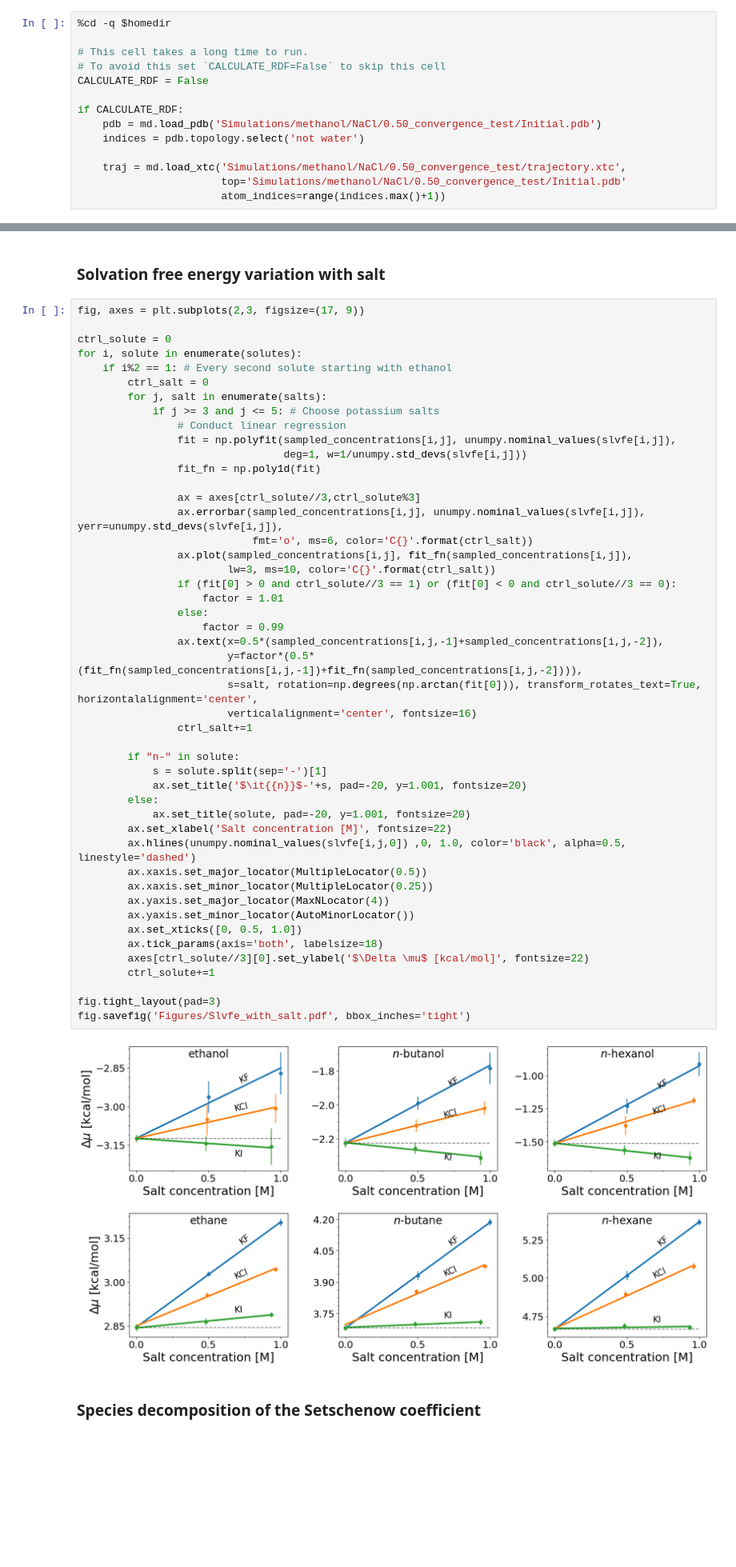
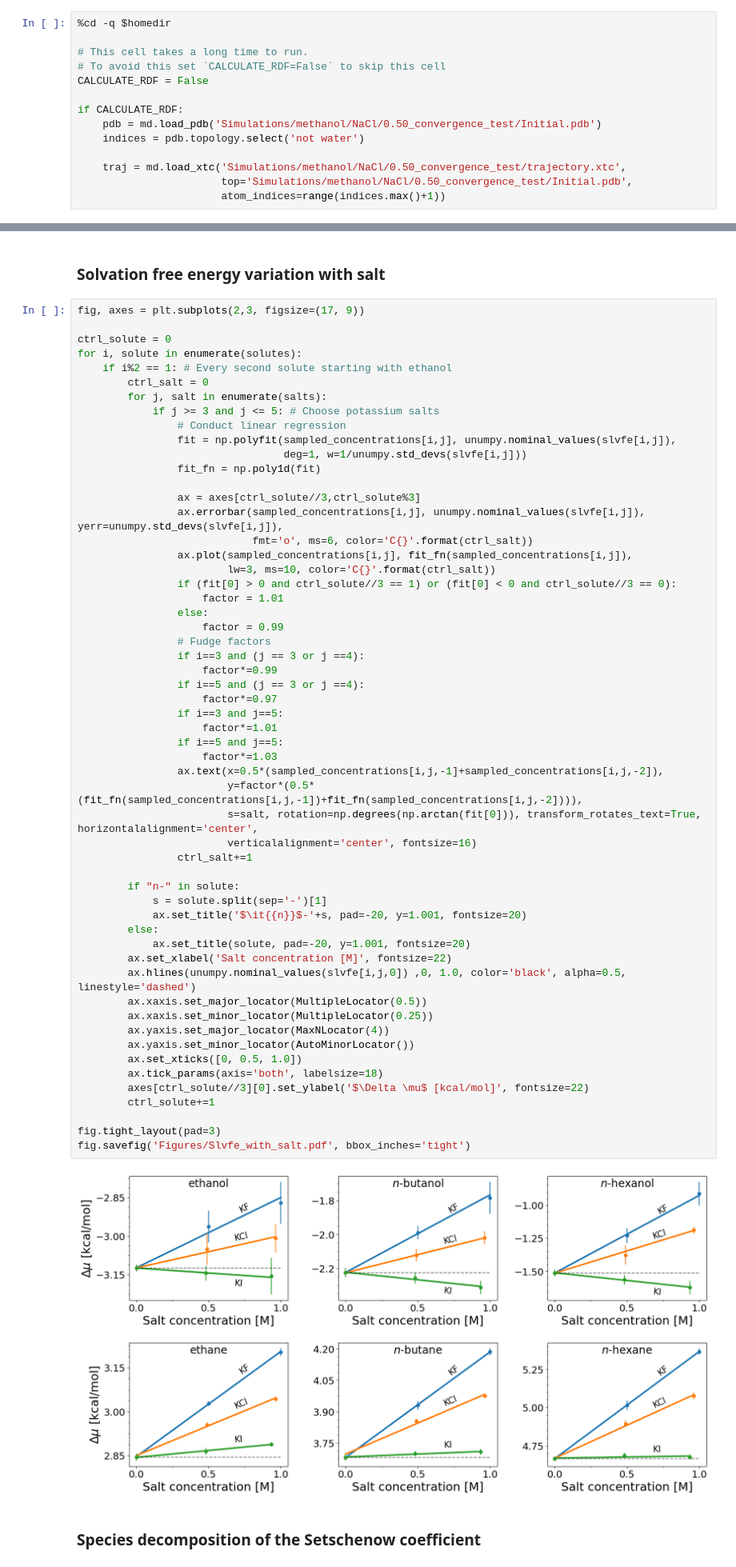
Before and after one commit to SHervoe-Hansen/SI-Excluded-Volume-Formation, a Jupyter notebook: Analysis.ipynb, the cells around one changed output, grey strips where cells are left out. Shown at 80% size. Saved outputs shown, nothing was run; the diff lists cells and outputs as text; blank space fills up the shorter version.

Commit message:
Updated slvfe with salt figure

```diff
--- a/Analysis.ipynb
+++ b/Analysis.ipynb
@@ -427,7 +427,7 @@ if CALCULATE_RDF:
     indices = pdb.topology.select('not water')
 
     traj = md.load_xtc('Simulations/methanol/NaCl/0.50_convergence_test/trajectory.xtc',
-                       top='Simulations/methanol/NaCl/0.50_convergence_test/Initial.pdb'
+                       top='Simulations/methanol/NaCl/0.50_convergence_test/Initial.pdb',
                        atom_indices=range(indices.max()+1))
 # %%
 %cd -q $homedir
@@ -581,34 +581,43 @@ for i, solute in enumerate(solutes):
                         lw=3, ms=10, color='C{}'.format(ctrl_salt))
                 if (fit[0] > 0 and ctrl_solute//3 == 1) or (fit[0] < 0 and ctrl_solute//3 == 0):
                     factor = 1.01
                 else:
                     factor = 0.99
+                # Fudge factors
+                if i==3 and (j == 3 or j ==4):
+                    factor*=0.99
+                if i==5 and (j == 3 or j ==4):
+                    factor*=0.97
+                if i==3 and j==5:
+                    factor*=1.01
+                if i==5 and j==5:
+                    factor*=1.03
                 ax.text(x=0.5*(sampled_concentrations[i,j,-1]+sampled_concentrations[i,j,-2]),
                         y=factor*(0.5*(fit_fn(sampled_concentrations[i,j,-1])+fit_fn(sampled_concentrations[i,j,-2]))),
                         s=salt, rotation=np.degrees(np.arctan(fit[0])), transform_rotates_text=True, horizontalalignment='center',
                         verticalalignment='center', fontsize=16)
                 ctrl_salt+=1
 
         if "n-" in solute:
             s = solute.split(sep='-')[1]
             ax.set_title('$\it{{n}}$-'+s, pad=-20, y=1.001, fontsize=20)
         else:
             ax.set_title(solute, pad=-20, y=1.001, fontsize=20)
         ax.set_xlabel('Salt concentration [M]', fontsize=22)
         ax.hlines(unumpy.nominal_values(slvfe[i,j,0]) ,0, 1.0, color='black', alpha=0.5, linestyle='dashed')
         ax.xaxis.set_major_locator(MultipleLocator(0.5))
         ax.xaxis.set_minor_locator(MultipleLocator(0.25))
         ax.yaxis.set_major_locator(MaxNLocator(4))
         ax.yaxis.set_minor_locator(AutoMinorLocator())
         ax.set_xticks([0, 0.5, 1.0])
         ax.tick_params(axis='both', labelsize=18)
         axes[ctrl_solute//3][0].set_ylabel('$\Delta \mu$ [kcal/mol]', fontsize=22)
         ctrl_solute+=1
 
 fig.tight_layout(pad=3)
 fig.savefig('Figures/Slvfe_with_salt.pdf', bbox_inches='tight')
 # %% [output]
-[figure, old version]
+[figure, new version]
 # %% [markdown]
 ### Species decomposition of the Setschenow coefficient
 # %%
```
Also changed, not shown: 2 other files.
